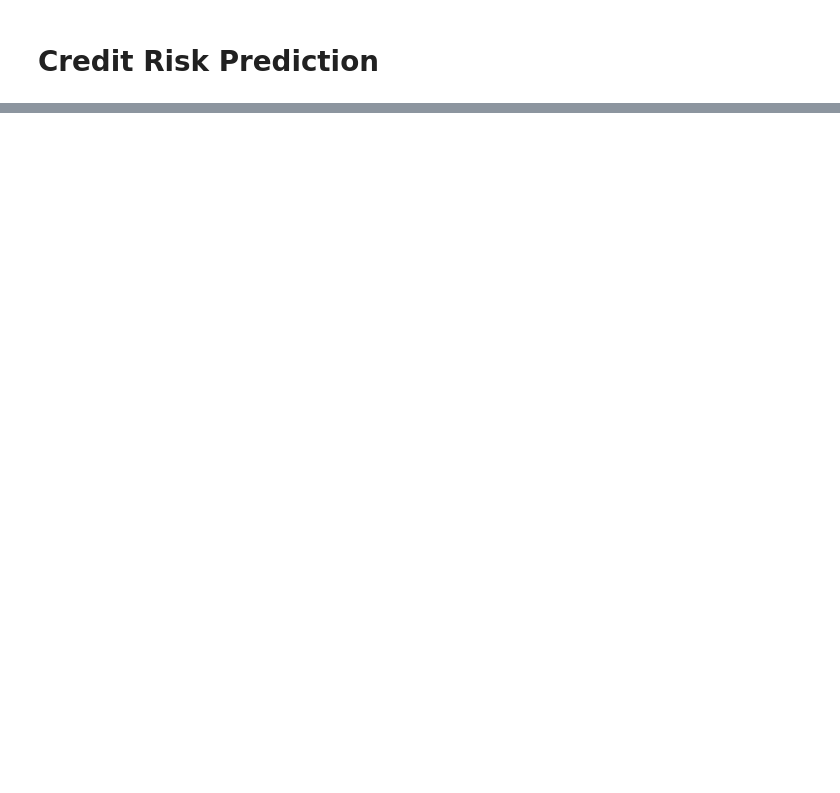
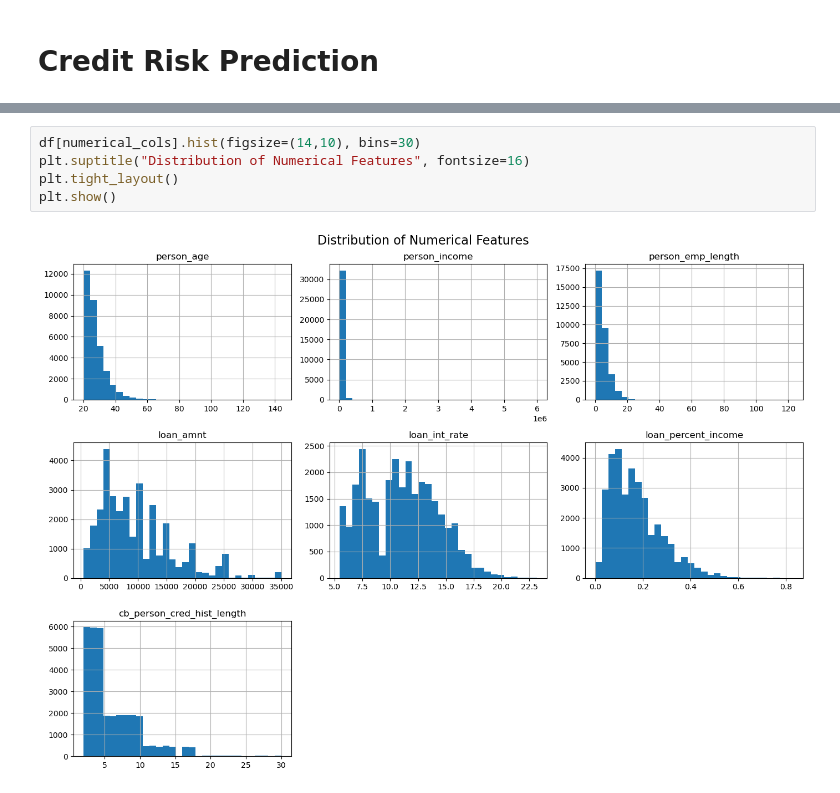
Before and after one commit to milanrai14/MachineLearning-Playground, a Jupyter notebook: CreditRiskPrediction/notebook/credit_risk.ipynb, the cells around one changed output, grey strips where cells are left out. Drawn from its saved outputs; the diff is of its cells as text; blank space fills up the shorter version.

```diff
--- a/CreditRiskPrediction/notebook/credit_risk.ipynb
+++ b/CreditRiskPrediction/notebook/credit_risk.ipynb
@@ -16,0 +153,7 @@ from sklearn.metrics import accuracy_score
+# %%
+df[numerical_cols].hist(figsize=(14,10), bins=30)
+plt.suptitle("Distribution of Numerical Features", fontsize=16)
+plt.tight_layout()
+plt.show()
+# %% [output]
+[figure, added]
```
Also changed, not shown: parts of 20 cells of this notebook, 1 other file.
